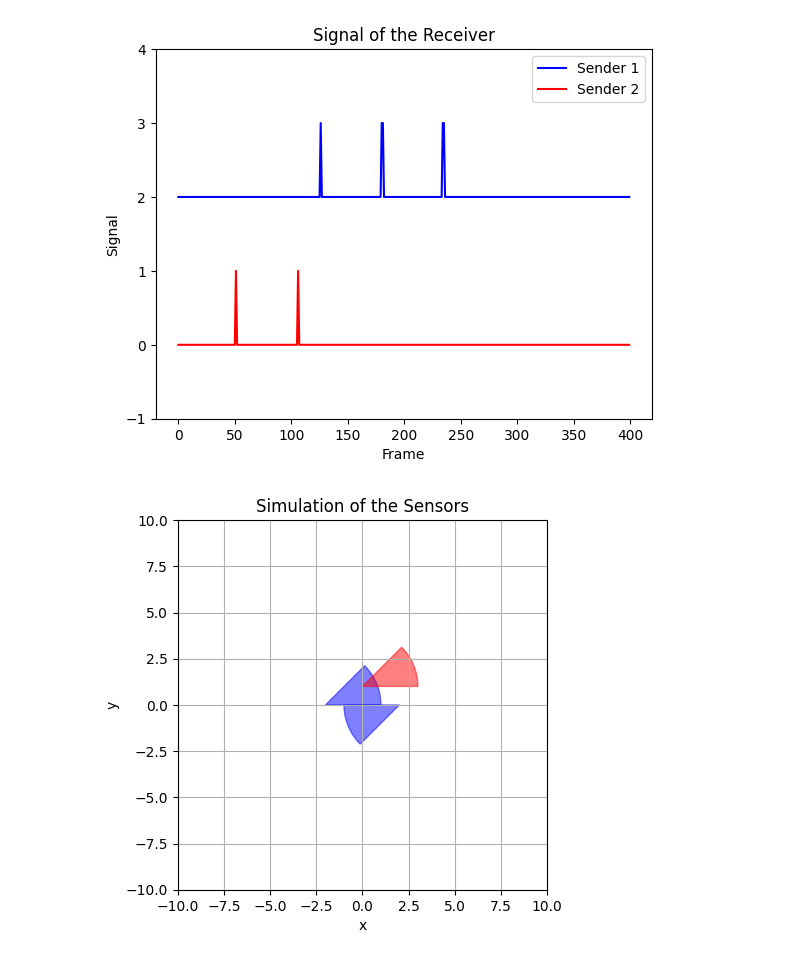
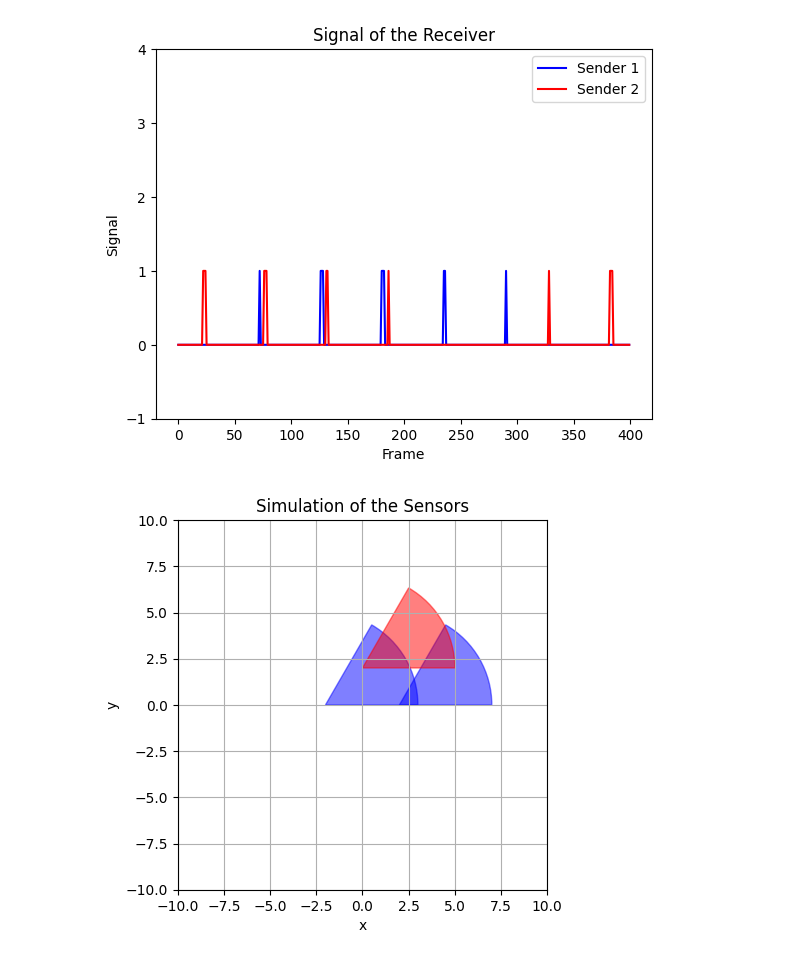
Before and after one commit to RTQS1792/DTR_Projects, a Jupyter notebook: iPy_notebooks/Relative_Position_Test/Relative_Position_Test.ipynb, the cells around one changed output. Drawn from its saved outputs; the diff is of its cells as text; code cells hidden in the pictures.

```diff
--- a/iPy_notebooks/Relative_Position_Test/Relative_Position_Test.ipynb
+++ b/iPy_notebooks/Relative_Position_Test/Relative_Position_Test.ipynb
@@ -50,16 +50,16 @@ class Cone:
         ax.add_patch(wedge)  # add the wedge to the plot
 # %%
 # Set up
-Receiver_Pos = (0, 2)
+Receiver_Pos = (0, 1)
 Sender_Speed = 20
 Receiver_Speed = 13
-Sender_1 = Cone((-2, 0), 3, 0, 45)
-Sender_2 = Cone((2, 0), 3, 180, 225)
-Receiver = Cone(Receiver_Pos, 3, 0, 45)
+Sender_1 = Cone((-2, 0), 5, 0, 60)
+Sender_2 = Cone((2, 0), 5, 0, 60)
+Receiver = Cone(Receiver_Pos, 5, 0, 60)
 
 # Animation
 Frame_Number = 400
-Frame_Rate = 40
+Frame_Rate = 60
 
 # Data
 View_1 = []
@@ -81,14 +81,12 @@ def In_Cone(cone_1, cone_2):
         theta += 360
 
     # Check if the center of cone_1 is in cone_2
-    if (
-        r <= cone_2.getRadius()
-        and theta >= cone_2.getStartingAngle()
-        and theta <= cone_2.getEndAngle()
-    ):
-        return True
-    else:
-        return False
+    if (r <= cone_2.getRadius()):
+        if (cone_2.getStartingAngle() <= theta <= cone_2.getEndAngle()):
+            return True
+        elif (cone_2.getStartingAngle() >= cone_2.getEndAngle() and (cone_2.getStartingAngle() <= theta or theta <= cone_2.getEndAngle())):
+            return True
+    return False
 
 def Save(View_1, View_2, Log):
     '''
@@ -108,9 +106,10 @@ for i in range(Frame_Number):
 
     # Record the data received by the receiver
     if In_Cone(Sender_1, Receiver) and In_Cone(Receiver, Sender_1):
-        View_1.append(3)
+
+        View_1.append(1)
     else:
-        View_1.append(2)
+        View_1.append(0)
     if In_Cone(Sender_2, Receiver) and In_Cone(Receiver, Sender_2):
         View_2.append(1)
     else:
@@ -142,7 +133,7 @@ ax.legend()
 plt.savefig('Data-' + str(Receiver_Pos) + '.png')
 plt.show()
 # %% [output]
-[figure, old version]
+[figure, new version]
 # %%
 from tqdm import tqdm
 
@@ -157,33 +148,33 @@ def animate(t):
     plt.ylim([-10, 10])
     plt.title('Simulation of the Sensors')
     plt.xlabel('x')
     plt.ylabel('y')
-    if View_1[t] == 3:
+    if View_1[t] == 1:
         Sender_1.drawCone(ax, 'g', Log[0][t][0], Log[0][t][1])
     else:
         Sender_1.drawCone(ax, 'blue', Log[0][t][0], Log[0][t][1])
     if View_2[t] == 1:
         Sender_2.drawCone(ax, 'g', Log[1][t][0], Log[1][t][1])
     else:
         Sender_2.drawCone(ax, 'blue', Log[1][t][0], Log[1][t][1])
-    if View_1[t] == 3 or View_2[t] == 1:
+    if View_1[t] == 1 or View_2[t] == 1:
         Receiver.drawCone(ax, 'g', Log[2][t][0], Log[2][t][1])
     else:
         Receiver.drawCone(ax, 'red', Log[2][t][0], Log[2][t][1])
 
     # Set the scale of the axis
     ax.set_aspect('equal', adjustable='box')
     ax.grid()
 
 
 frame = np.arange(0, Frame_Number, 1)
 pbar = tqdm(total=len(frame), desc="Rendering frames", ncols=80)
 anim = FuncAnimation(
     fig, animate, frames=frame, interval=Frame_Rate
 )  # interval increased for slower animation
 
 # Save the animation as a mp4 file
 anim.save('animation-' + str(Receiver_Pos) + '.mp4', writer='ffmpeg')
 pbar.close()
 # %% [output]
-[figure, old version]
+[figure, new version]
```
Also changed, not shown: parts of 1 cell of this notebook, 18 other files.
